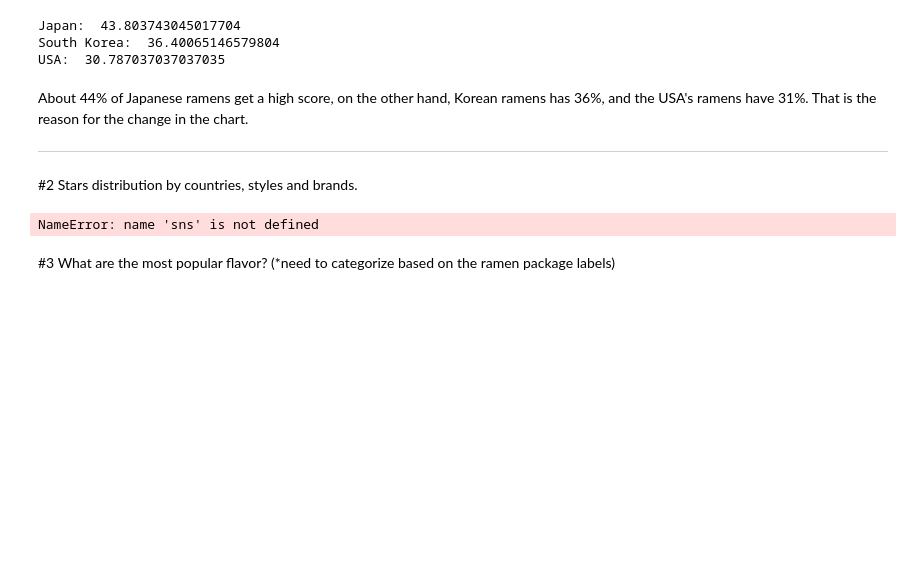
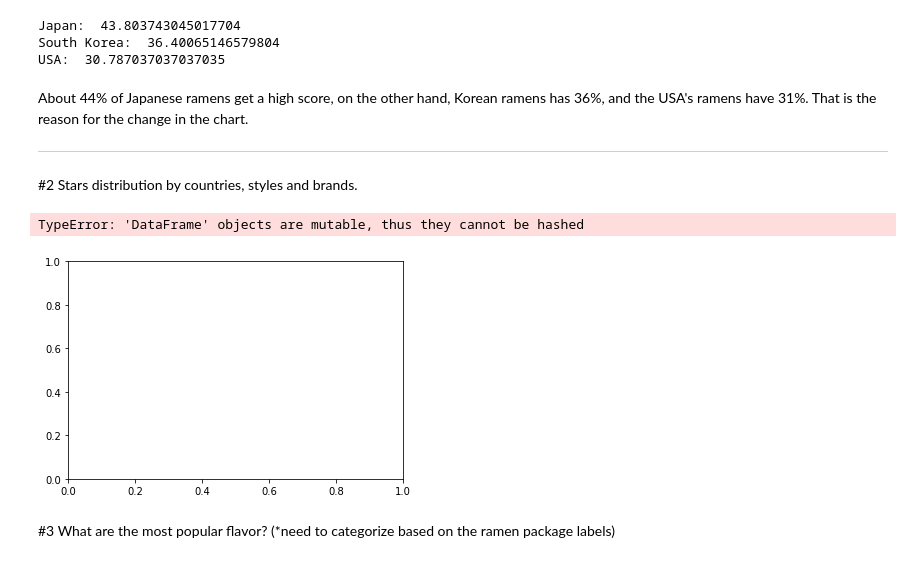
Before and after one commit to utkazyama/thinkful, a Jupyter notebook: capstone1/Yuta_Capstone_1.ipynb, the cells around one changed output. Drawn from its saved outputs; the diff is of its cells as text; code cells hidden in the pictures; blank space fills up the shorter version.

```diff
--- a/capstone1/Yuta_Capstone_1.ipynb
+++ b/capstone1/Yuta_Capstone_1.ipynb
@@ -87,17 +99,19 @@ About 44% of Japanese ramens get a high score, on the other hand, Korean ramens
 # %%
 top3countries_list = ramens["Country"].value_counts()[:3].index
 data_top3countries = ramens[ramens['Country'].isin(top3countries_list)]
+stars=(data_top3countries[ramens['Stars'] != 'Unrated'])
 
-# plt.boxplot(data_top3countries)
-sns.boxplot(y='Stars', x='Country',
-                 data=data_top3countries,
-                 width=0.5,
-                 palette="colorblind")
 
 df= pd.DataFrame(data_top3countries)
-df.boxplot(by=["Country"], column=["Stars"])
+df.boxplot(by=["Country"], column=stars)
+
+
+#How can I change the y axis to Stars?
+# column=stars doesn't work
+# TypeError: 'DataFrame' objects are mutable, thus they cannot be hashed
 # %% [output]
-NameError: name 'sns' is not defined
+TypeError: 'DataFrame' objects are mutable, thus they cannot be hashed
+[figure, added]
 # %% [markdown]
 #3 What are the most popular flavor? (*need to categorize based on the ramen package labels)
 # %%
```
Also changed, not shown: parts of 2 cells of this notebook.
